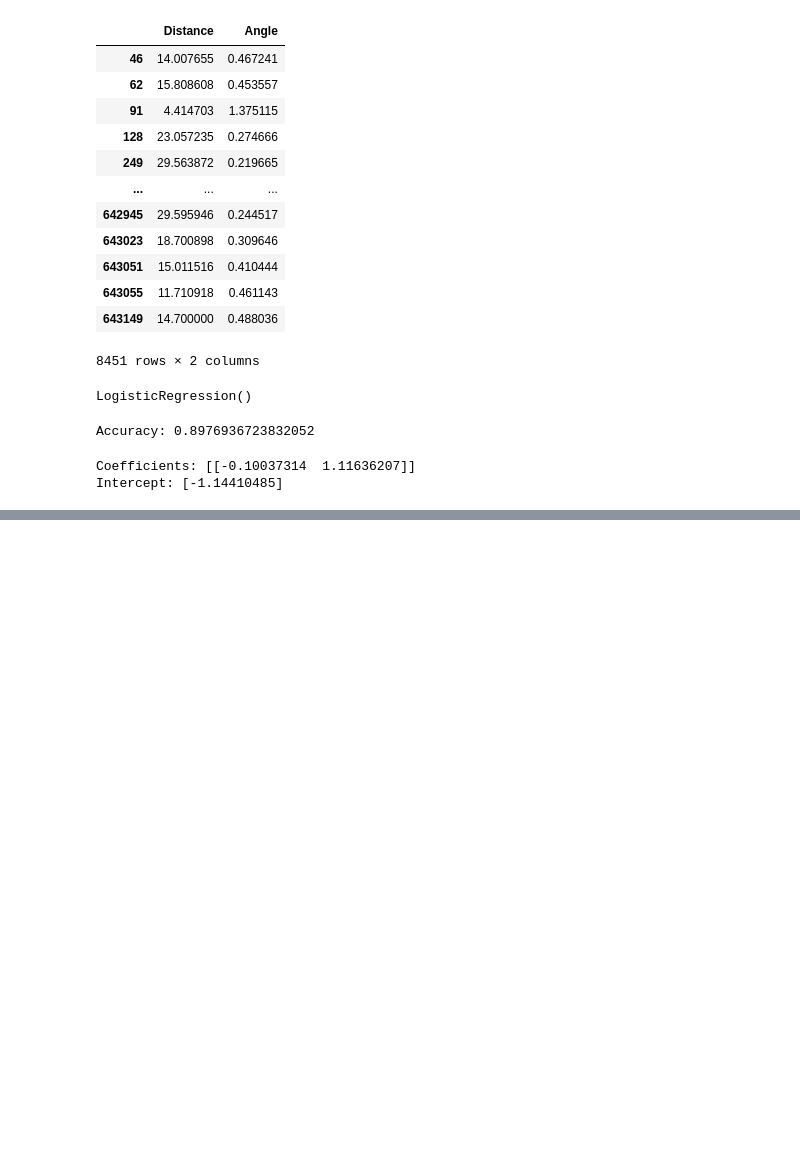
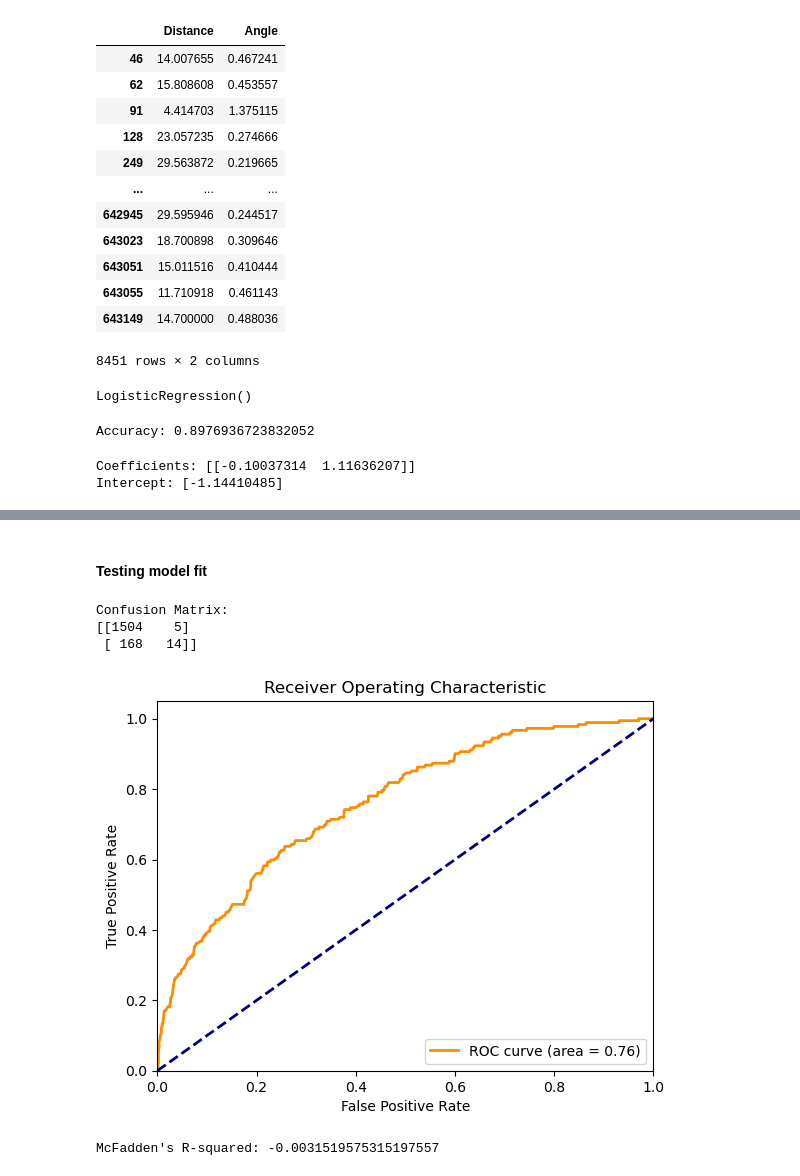
Before and after one commit to PratikHotchandani22/DataScience_Football, a Jupyter notebook: 2. Modelling/Logistic Regression - Xg.ipynb, the cells around one changed output, grey strips where cells are left out. Cells and saved outputs as stored; diff of their text form; code cells hidden in the pictures; blank space fills up the shorter version.

```diff
--- a/2. Modelling/Logistic Regression - Xg.ipynb
+++ b/2. Modelling/Logistic Regression - Xg.ipynb
@@ -206,0 +212,50 @@ array([-0.10037314,  1.11636207])
+# %% [markdown]
+#### Testing model fit
+# %%
+#Get the confusion matrix
+cm = confusion_matrix(y_test, y_pred)
+
+print("Confusion Matrix:")
+print(cm)
+# %% [output]
+Confusion Matrix:
+[[1504    5]
+ [ 168   14]]
+# %%
+# Make predictions on the test set
+y_scores = model.predict_proba(X_test)[:, 1]
+
+# Compute ROC curve and AUC
+fpr, tpr, thresholds = roc_curve(y_test, y_scores)
+roc_auc = auc(fpr, tpr)
+
+# Plot ROC curve
+plt.figure()
+plt.plot(fpr, tpr, color='darkorange', lw=2, label='ROC curve (area = %0.2f)' % roc_auc)
+plt.plot([0, 1], [0, 1], color='navy', lw=2, linestyle='--')
+plt.xlim([0.0, 1.0])
+plt.ylim([0.0, 1.05])
+plt.xlabel('False Positive Rate')
+plt.ylabel('True Positive Rate')
+plt.title('Receiver Operating Characteristic')
+plt.legend(loc="lower right")
+plt.show()
+# %% [output]
+[figure, added]
+# %%
+# Compute the log-likelihood of the full model
+ll_full = model.score(X_train, y_train)
+
+# Create a null model with only an intercept term
+null_model = LogisticRegression()
+null_model.fit(np.ones((len(X_train), 1)), y_train)
+
+# Compute the log-likelihood of the null model
+ll_null = null_model.score(np.ones((len(X_train), 1)), y_train)
+
+# Compute McFadden's R-squared
+mcfaddens_r2 = 1 - (ll_full / ll_null)
+
+print("McFadden's R-squared:", mcfaddens_r2)
+# %% [output]
+McFadden's R-squared: -0.0031519575315197557
```
Also changed, not shown: parts of 3 cells of this notebook, 2 other files.
